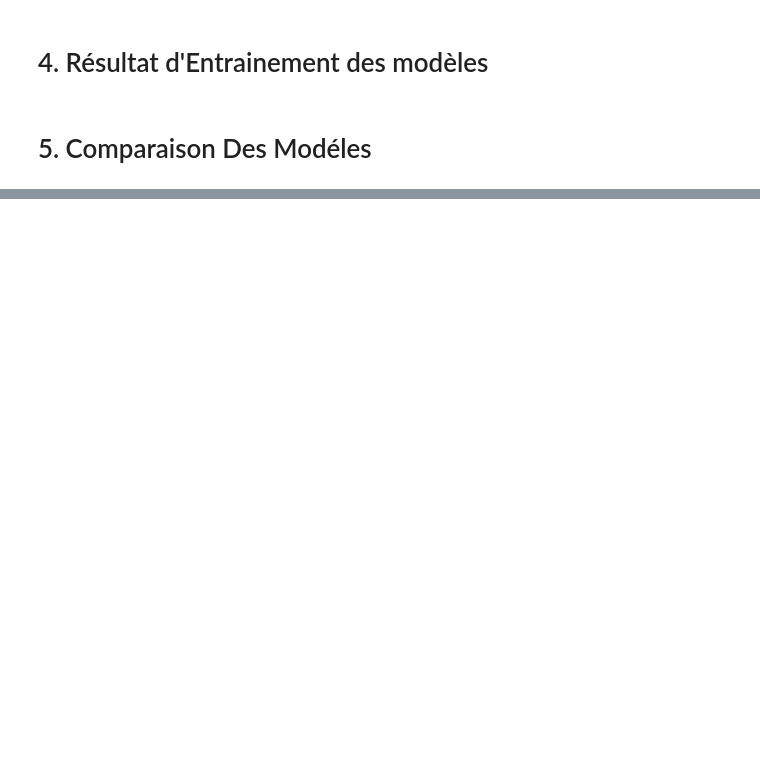
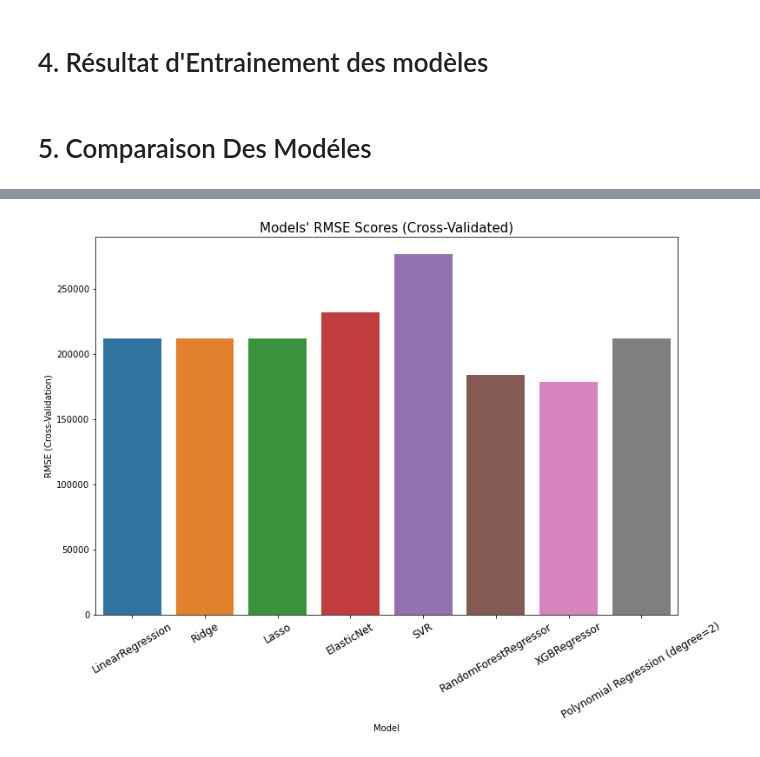
Before and after one commit to mesabo/ML_PROJECT_STAGE, a Jupyter notebook: Untitled.ipynb, the cells around one changed output, grey strips where cells are left out. Cells and saved outputs as stored; diff of their text form; code cells hidden in the pictures; blank space fills up the shorter version.

```diff
--- a/Untitled.ipynb
+++ b/Untitled.ipynb
@@ -543,2 +611,4 @@ X_train, X_test, y_train, y_test = train_test_split(X, y, test_size=0.2, random_
+# %%
+models = pd.DataFrame(columns=["Model","MAE","MSE","RMSE","R2 Score","RMSE (Cross-Validation)"])
 # %% [markdown]
 <h4 style="font-family: 'Times New Roman'; letter-spacing: 0.05em;">Régression Linéaire</h4>
@@ -555,2 +763,18 @@ X_train, X_test, y_train, y_test = train_test_split(X, y, test_size=0.2, random_
 # %% [markdown]
 <h4 style="font-family: 'Times New Roman'; letter-spacing: 0.05em;">XGBoost Regressor</h4>
+# %%
+xgb = XGBRegressor(n_estimators=1000, learning_rate=0.01)
+xgb.fit(X_train, y_train)
+predictions = xgb.predict(X_test)
+
+mae, mse, rmse, r_squared = evaluation(y_test, predictions)
+print("MAE:", mae)
+print("MSE:", mse)
+print("RMSE:", rmse)
+print("R2 Score:", r_squared)
+print("-"*30)
+rmse_cross_val = rmse_cv(xgb)
+print("RMSE Cross-Validation:", rmse_cross_val)
+
+new_row = {"Model": "XGBRegressor","MAE": mae, "MSE": mse, "RMSE": rmse, "R2 Score": r_squared, "RMSE (Cross-Validation)": rmse_cross_val}
+models = models.append(new_row, ignore_index=True)
@@ -556,0 +790,20 @@ X_train, X_test, y_train, y_test = train_test_split(X, y, test_size=0.2, random_
+# %%
+poly_reg = PolynomialFeatures(degree=2)
+X_train_2d = poly_reg.fit_transform(X_train)
+X_test_2d = poly_reg.transform(X_test)
+
+lin_reg = LinearRegression()
+lin_reg.fit(X_train_2d, y_train)
+predictions = lin_reg.predict(X_test_2d)
+
+mae, mse, rmse, r_squared = evaluation(y_test, predictions)
+print("MAE:", mae)
+print("MSE:", mse)
+print("RMSE:", rmse)
+print("R2 Score:", r_squared)
+print("-"*30)
+rmse_cross_val = rmse_cv(lin_reg)
+print("RMSE Cross-Validation:", rmse_cross_val)
+
+new_row = {"Model": "Polynomial Regression (degree=2)","MAE": mae, "MSE": mse, "RMSE": rmse, "R2 Score": r_squared, "RMSE (Cross-Validation)": rmse_cross_val}
+models = models.append(new_row, ignore_index=True)
@@ -560,0 +833,8 @@ X_train, X_test, y_train, y_test = train_test_split(X, y, test_size=0.2, random_
+# %%
+plt.figure(figsize=(12,8))
+sns.barplot(x=models["Model"], y=models["RMSE (Cross-Validation)"])
+plt.title("Models' RMSE Scores (Cross-Validated)", size=15)
+plt.xticks(rotation=30, size=12)
+plt.show()
+# %% [output]
+[figure, added]
```
Also changed, not shown: parts of 22 cells of this notebook.
